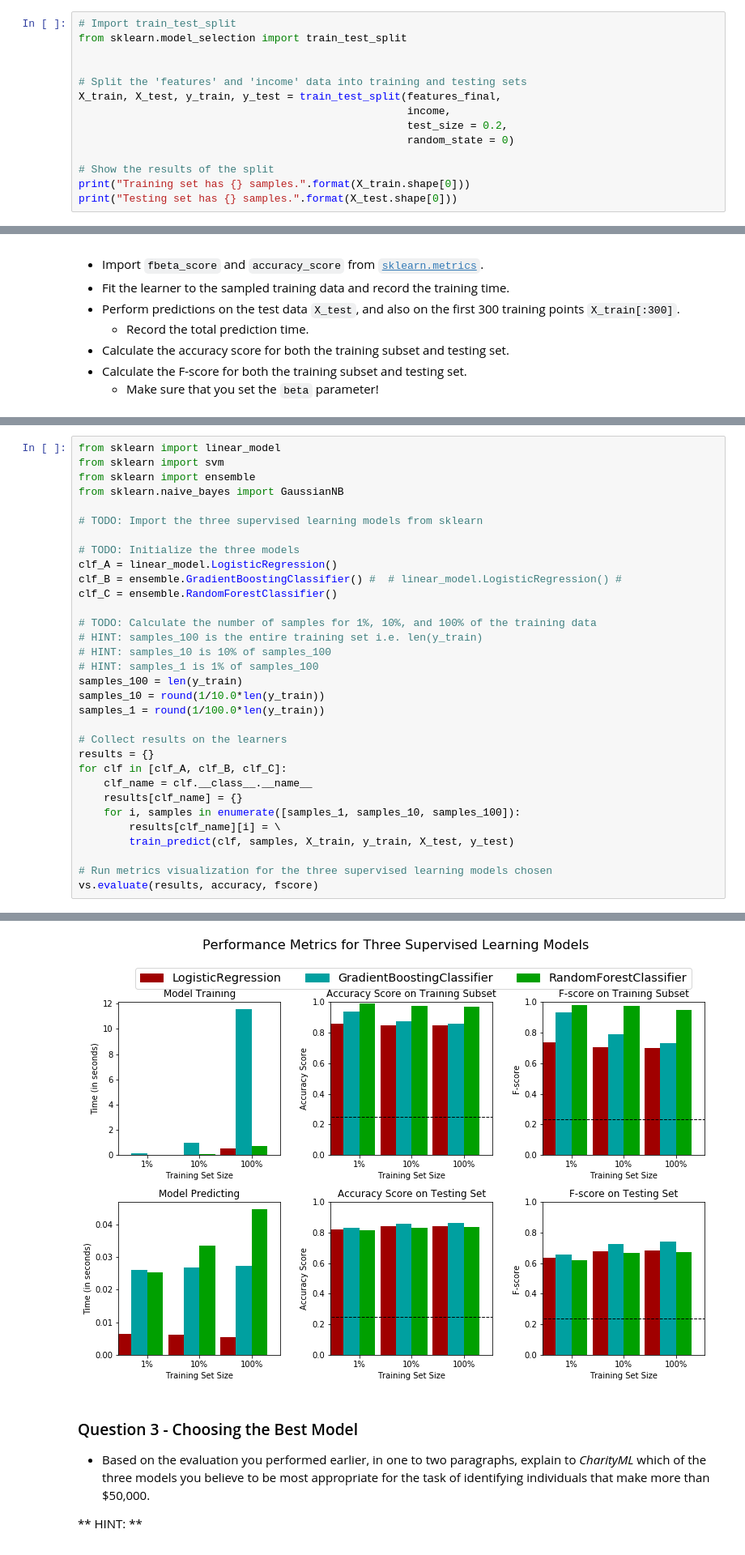
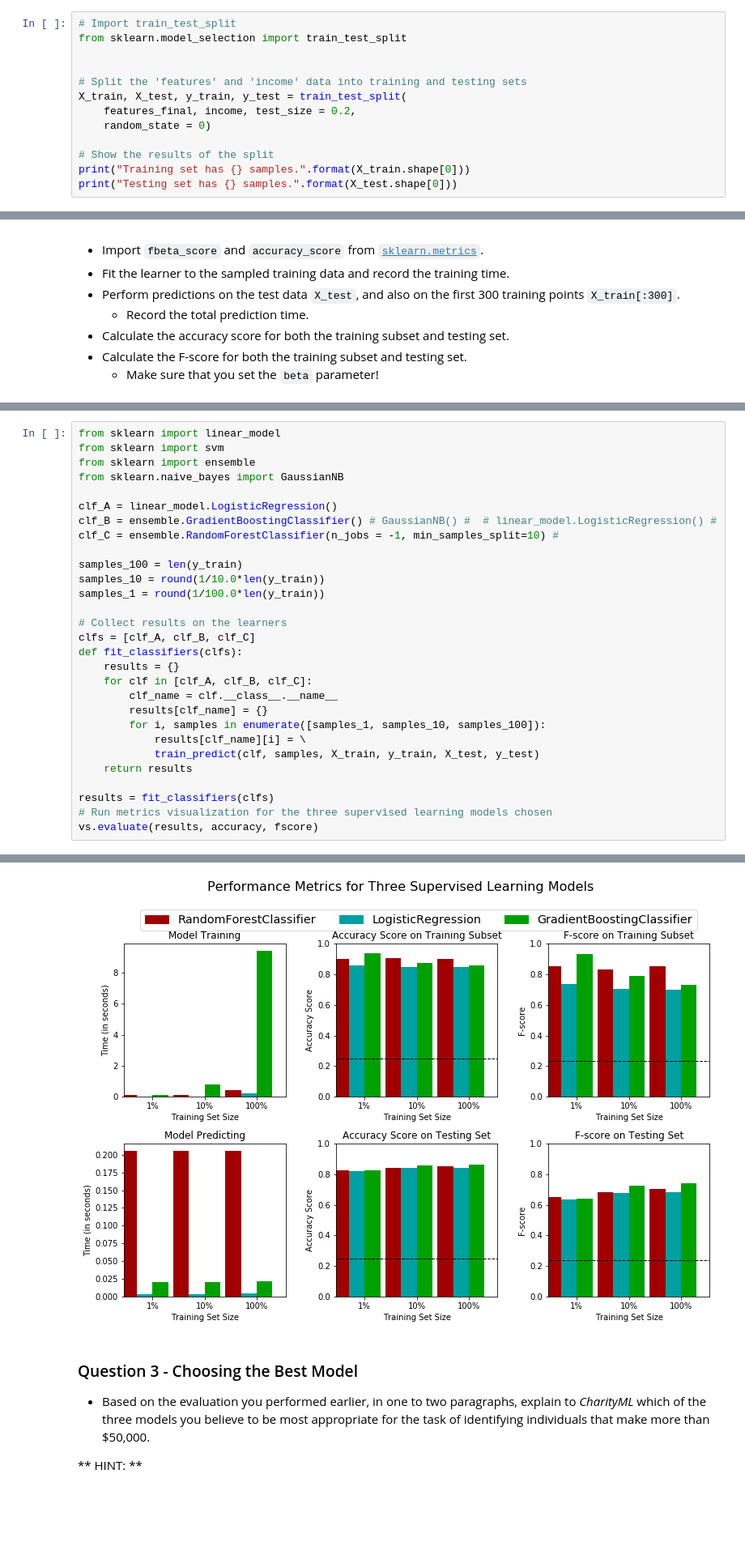
Before and after one commit to davidpham87/machine-learning, a Jupyter notebook: projects/finding_donors/finding_donors.ipynb, the cells around one changed output, grey strips where cells are left out. Shown at 81% size. Drawn from its saved outputs; the diff is of its cells as text; blank space fills up the shorter version.

```diff
--- a/projects/finding_donors/finding_donors.ipynb
+++ b/projects/finding_donors/finding_donors.ipynb
@@ -291,10 +295,9 @@ from sklearn.model_selection import train_test_split
 
 
 # Split the 'features' and 'income' data into training and testing sets
-X_train, X_test, y_train, y_test = train_test_split(features_final,
-                                                    income,
-                                                    test_size = 0.2,
-                                                    random_state = 0)
+X_train, X_test, y_train, y_test = train_test_split(
+    features_final, income, test_size = 0.2,
+    random_state = 0)
 
 # Show the results of the split
 print("Training set has {} samples.".format(X_train.shape[0]))
@@ -598,46 +584,43 @@ In this final section, you will choose from the three supervised learning models
 # %%
 from sklearn import linear_model
 from sklearn import svm
 from sklearn import ensemble
 from sklearn.naive_bayes import GaussianNB
 
-# TODO: Import the three supervised learning models from sklearn
+clf_A = linear_model.LogisticRegression()
+clf_B = ensemble.GradientBoostingClassifier() # GaussianNB() #  # linear_model.LogisticRegression() #
+clf_C = ensemble.RandomForestClassifier(n_jobs = -1, min_samples_split=10) #
 
-# TODO: Initialize the three models
-clf_A = linear_model.LogisticRegression()
-clf_B = ensemble.GradientBoostingClassifier() #  # linear_model.LogisticRegression() #
-clf_C = ensemble.RandomForestClassifier()
-
-# TODO: Calculate the number of samples for 1%, 10%, and 100% of the training data
-# HINT: samples_100 is the entire training set i.e. len(y_train)
-# HINT: samples_10 is 10% of samples_100
-# HINT: samples_1 is 1% of samples_100
 samples_100 = len(y_train)
 samples_10 = round(1/10.0*len(y_train))
 samples_1 = round(1/100.0*len(y_train))
 
 # Collect results on the learners
-results = {}
-for clf in [clf_A, clf_B, clf_C]:
-    clf_name = clf.__class__.__name__
-    results[clf_name] = {}
-    for i, samples in enumerate([samples_1, samples_10, samples_100]):
-        results[clf_name][i] = \
-        train_predict(clf, samples, X_train, y_train, X_test, y_test)
+clfs = [clf_A, clf_B, clf_C]
+def fit_classifiers(clfs):
+    results = {}
+    for clf in [clf_A, clf_B, clf_C]:
+        clf_name = clf.__class__.__name__
+        results[clf_name] = {}
+        for i, samples in enumerate([samples_1, samples_10, samples_100]):
+            results[clf_name][i] = \
+            train_predict(clf, samples, X_train, y_train, X_test, y_test)
+    return results
 
+results = fit_classifiers(clfs)
 # Run metrics visualization for the three supervised learning models chosen
 vs.evaluate(results, accuracy, fscore)
 # %% [output]
 LogisticRegression trained on 362 samples.
 LogisticRegression trained on 3618 samples.
 LogisticRegression trained on 36177 samples.
 GradientBoostingClassifier trained on 362 samples.
 GradientBoostingClassifier trained on 3618 samples.
 GradientBoostingClassifier trained on 36177 samples.
 RandomForestClassifier trained on 362 samples.
 RandomForestClassifier trained on 3618 samples.
 RandomForestClassifier trained on 36177 samples.
-[figure, old version]
+[figure, new version]
 # %% [markdown]
 ### Question 3 - Choosing the Best Model
 
```
Also changed, not shown: parts of 10 cells of this notebook.
